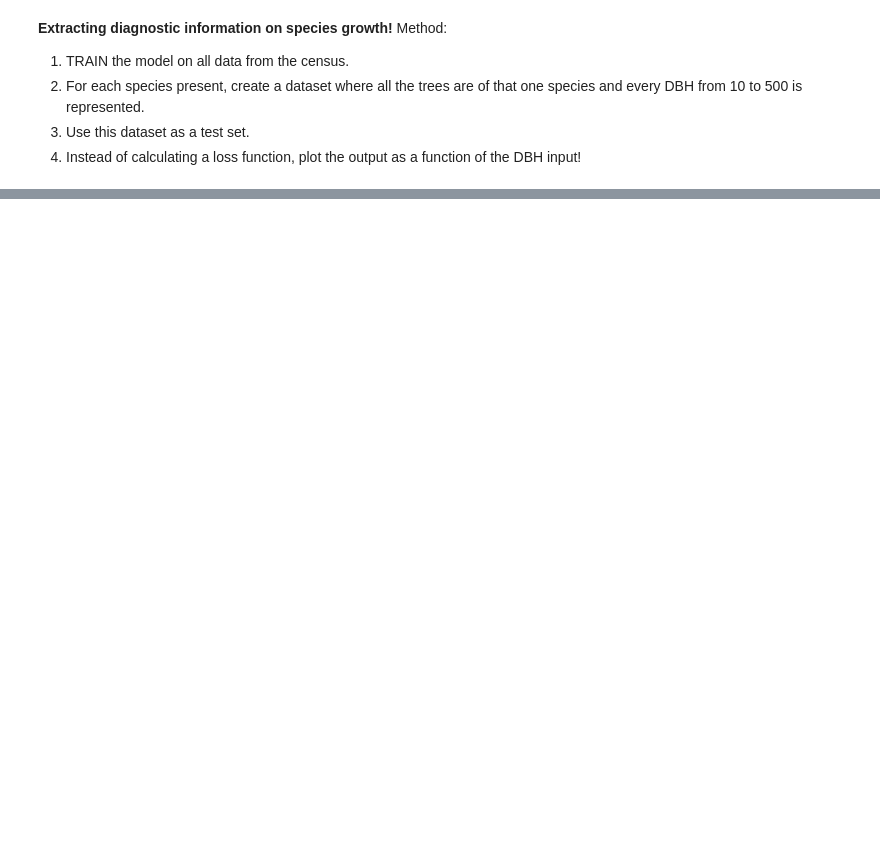
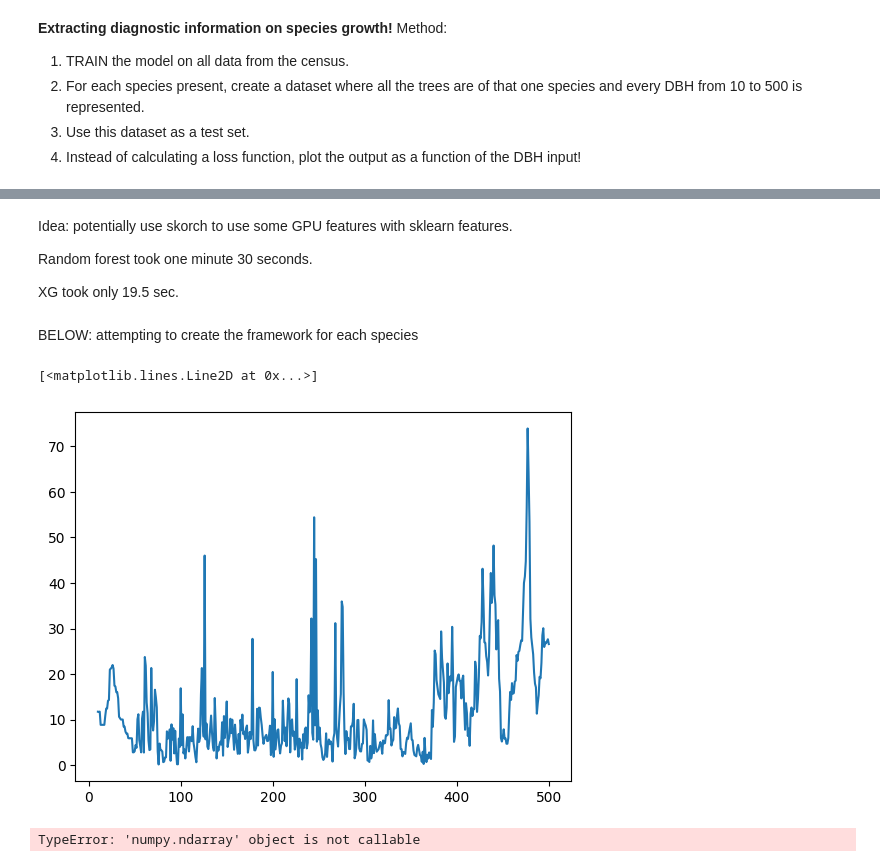
Before and after one commit to dylancvb/forest_learning, a Jupyter notebook: diagnostics.ipynb, the cells around one changed output, grey strips where cells are left out. Saved outputs shown, nothing was run; the diff lists cells and outputs as text; code cells hidden in the pictures; blank space fills up the shorter version.

```diff
--- a/diagnostics.ipynb
+++ b/diagnostics.ipynb
@@ -50,0 +34,31 @@ NameError: name 'feats' is not defined
+# %%
+# load all data, using just the 1985 to 1990 data to train for now
+t1 = pd.read_csv("/Users/dylanvanbramer/indresearch/xu/deep_learning/bci_census/bci_1985.csv")
+t2 = pd.read_csv("/Users/dylanvanbramer/indresearch/xu/deep_learning/bci_census/bci_1990.csv")
+
+# simplify columns and column names
+expected_labels = t2[['treeID', 'dbh']]
+expected_labels = expected_labels.rename(columns={"dbh": "dbh2", "treeID": "treeID2"})
+featurest1 = t1[['treeID', 'sp', 'dbh']]
+featurest1 = featurest1.rename(columns={"dbh": "dbh1", "treeID":"treeID1"})
+
+# encode the species into binary features and drop rows with any NaN values
+encoder= ce.BinaryEncoder(cols=['sp'],return_df=True)
+featurest1 = encoder.fit_transform(featurest1)
+
+df_combined = pd.concat([featurest1, expected_labels], axis=1)
+df_combined_clean = df_combined.dropna()
+
+# split back up and convert the dataframes to numpy arrays
+df_clean = df_combined_clean[featurest1.columns]
+labels_clean = df_combined_clean[expected_labels.columns]
+
+featurest1 = df_clean.to_numpy()
+expected_labels = labels_clean.to_numpy()
+
+featurest1 = featurest1.astype(np.float32)
+expected_labels = expected_labels.astype(np.float32)
+
+# ensure that there is only positive growth, represented by CHANGE (not total dbh)
+expected_labels[:,1] = expected_labels[:,1] - featurest1[:,10]
+expected_labels = np.where (expected_labels<0, 0, expected_labels)
@@ -50,0 +67,4 @@ NameError: name 'feats' is not defined
+# %%
+# trained on ALL of the data from 1985 to 1990
+rf = RandomForestRegressor()
+rf.fit(featurest1[:,1:], expected_labels[:,1])
@@ -51,11 +88,14 @@ NameError: name 'feats' is not defined
+# %% [markdown]
+Idea: potentially use skorch to use some GPU features with sklearn features.
+
+Random forest took one minute 30 seconds.
+
+XG took only 19.5 sec.
+# %% [markdown]
+BELOW: attempting to create the framework for each species
 # %%
 # Proof of concept for first species!
-
 range = np.arange(10,501).transpose()
-sp_label = np.atleast_2d(quad1_t1[0,1:8])
+sp_label = np.atleast_2d(featurest1[0,1:10])
 sp_repeated = np.repeat(sp_label,491,axis=0)
-print (sp_repeated)
 sp_1 = np.column_stack((sp_repeated,range))
-
-predictions_sp1 = tree.predict(sp_1)
-mpl.plot(range, predictions_sp1)
@@ -87,0 +102,6 @@ data_encoded.head()
+# %%
+predictions_sp1 = rf.predict(sp_1)
+mpl.plot(range, predictions_sp1)
+# %% [output]
+[<matplotlib.lines.Line2D at 0x...>]
+[figure, added]
@@ -87,0 +110,20 @@ data_encoded.head()
+# %%
+# create one range for each species. basically just need a list of all species, and what their encodings are.
+
+# get the unique names from names
+sp_list = names.sp.unique()
+#sp_list = sp_list.to_numpy()
+sp_num = np.shape(sp_list)[0]
+sp_mat = np.hstack((np.atleast_2d(sp_list).transpose(), (np.zeros((sp_num, 9)))))
+
+# for i in range(sp_num):
+    # for each, need to just find the encoding! and append it here!
+    # two ways:
+    # 1) look at initial dataset and find the tree with that ID, then find its encoding
+    # 2) run through encoder again
+    # method 1 used below
+
+    #  id of one tree with that species is provided by names
+    # tree_id = np.where(names[:,0] == sp_list[i,0])
+# %% [output]
+TypeError: 'numpy.ndarray' object is not callable
```
Also changed, not shown: parts of 8 cells of this notebook, 2 other files.
